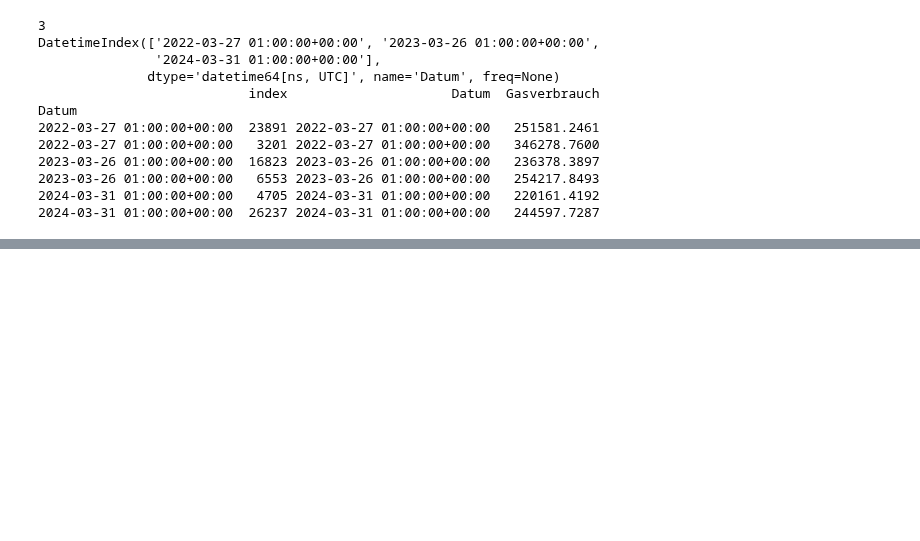
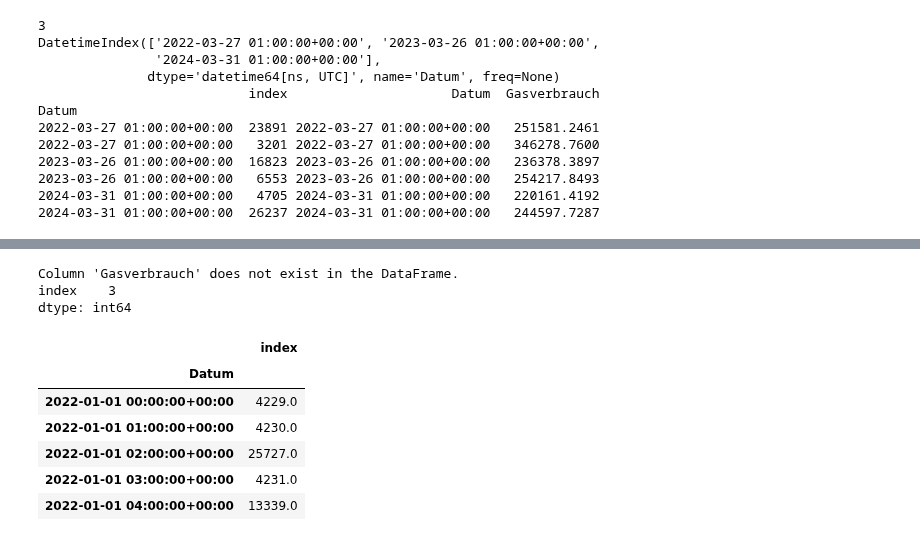
Before and after one commit to joejoejoejor/Its-Wekk, a Jupyter notebook: 4 - Data/Final_Data/Wetter_Gas_Cleaning.ipynb, the cells around one changed output, grey strips where cells are left out. Saved outputs shown, nothing was run; the diff lists cells and outputs as text; code cells hidden in the pictures; blank space fills up the shorter version.

Commit message:
Enhance data processing efficiency in analysis module

```diff
--- a/4 - Data/Final_Data/Wetter_Gas_Cleaning.ipynb
+++ b/4 - Data/Final_Data/Wetter_Gas_Cleaning.ipynb
@@ -213,0 +235,22 @@ Gas_full.to_csv("./Cleaned/Gasverbrauch_cleaned.csv")
+# %%
+# Ensure 'Datum' is not both an index level and a column
+if 'Datum' in Gas_full.index.names:
+    Gas_full = Gas_full.reset_index(drop=True)  # Avoid conflict by not adding the index as a column
+
+# Create a date range from the minimum to the maximum date in the 'Datum' column with hourly frequency
+full_date_range = pd.date_range(start=Gas_full['Datum'].min(), end=Gas_full['Datum'].max(), freq='H')
+
+# Create a DataFrame with all the dates in the range
+full_dates_df = pd.DataFrame({'Datum': full_date_range})
+
+# Perform the merge to find missing dates
+merged_dates = pd.merge(full_dates_df, Gas_full, on='Datum', how='left', indicator=True)
+
+# Rows that are missing in the original DataFrame will have '_merge' == 'left_only'
+missing_rows = merged_dates[merged_dates['_merge'] == 'left_only']
+
+# Output the missing rows (if any)
+if not missing_rows.empty:
+    print(f"Missing rows for the following dates: {missing_rows['Datum'].tolist()}")
+else:
+    print("No rows are missing.")
@@ -213,0 +259,28 @@ Gas_full.to_csv("./Cleaned/Gasverbrauch_cleaned.csv")
+# %%
+# Ensure 'Datum' is set as the index
+if 'Datum' not in Gas_full.index.names:
+	Gas_full.set_index('Datum', inplace=True)
+
+# Check if 'Gasverbrauch' column exists
+if 'Gasverbrauch' in Gas_full.columns:
+	# Interpolate the missing values in the 'Gasverbrauch' column
+	Gas_full['Gasverbrauch'] = Gas_full['Gasverbrauch'].interpolate(method='time')
+else:
+	print("Column 'Gasverbrauch' does not exist in the DataFrame.")
+
+# Verify that there are no missing values left
+print(Gas_full.isnull().sum())
+
+# Display the DataFrame to verify the changes
+Gas_full.head()
+# %% [output]
+Column 'Gasverbrauch' does not exist in the DataFrame.
+index    3
+dtype: int64
+|  | index |
+| Datum |  |
+| 2022-01-01 00:00:00+00:00 | 4229.0 |
+| 2022-01-01 01:00:00+00:00 | 4230.0 |
+| 2022-01-01 02:00:00+00:00 | 25727.0 |
+| 2022-01-01 03:00:00+00:00 | 4231.0 |
+| 2022-01-01 04:00:00+00:00 | 13339.0 |
```
Also changed, not shown: parts of 9 cells of this notebook, 2 other files.
